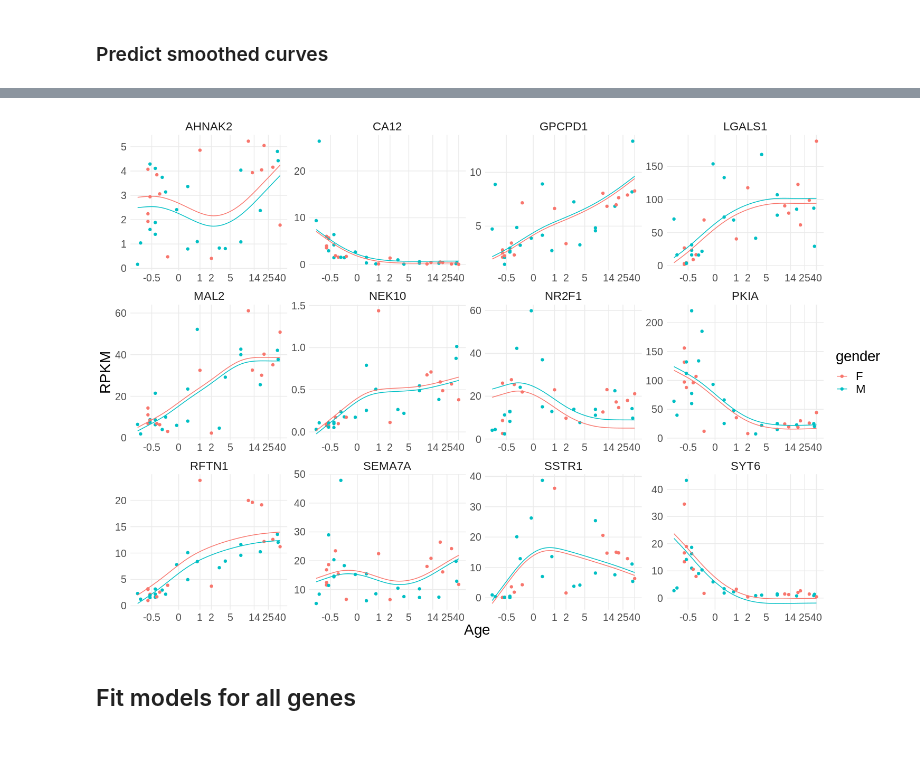
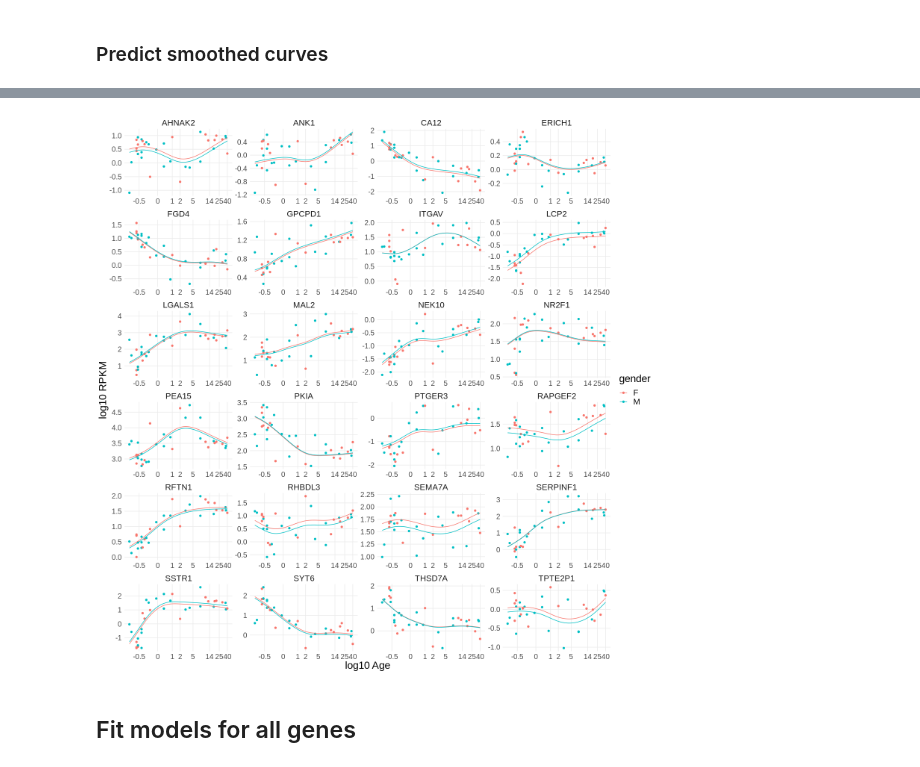
Before and after one commit to richardajdear/AHBA_gradients, a Jupyter notebook: notebooks/disorder_brainspan_timing.ipynb, the cells around one changed output, grey strips where cells are left out. Cells and saved outputs as stored; diff of their text form; code cells hidden in the pictures.

```diff
--- a/notebooks/disorder_brainspan_timing.ipynb
+++ b/notebooks/disorder_brainspan_timing.ipynb
@@ -80,0 +112,2 @@ bs_continuous
+# %%
+bs_continuous.set_index(['donor_id','gender','age','age_log10','region']).apply(lambda x: np.mean(x), axis=1).max()
@@ -95,33 +161,9 @@ posneg_genes = (pd.concat({
 )
 # %% [markdown]
 ### Fit GAM to top n genes
-# %%
-import statsmodels.api as sm
-from statsmodels.gam.api import GLMGam, BSplines
-import statsmodels.formula.api as smf
-
-# genes_to_fit = ['SST', 'MBP', 'GFAP', 'NEFL', 'LGALS1', 'SYT6']
-genes_to_fit = posneg_genes['gene']
-
-def fit_gam_models(data=bs_continuous, genes_to_fit=genes_to_fit, age_var='age_log10', df=12, degree=3, alpha=1):
-    """
-    Fit GAM for each gene
-    """
-    spline_x = data[age_var]
-    basis_splines = BSplines(spline_x, df=df, degree=degree)
-    alpha=alpha
-
-    models = {}
-    for gene in genes_to_fit:
-        # models[gene] = GLMGam(endog=data[gene], exog=data.loc[:, ['gender', 'region']],
-        #                                 smoother=basis_splines, alpha=alpha).fit()
-        formula = f'Q("{gene}") ~ {age_var} + gender + region'
-        models[gene] = GLMGam.from_formula(formula=formula, data=data,
-                                        smoother=basis_splines, alpha=alpha).fit()
-        # models[gene] = smf.ols(formula=formula, data=data).fit()
-
-    return models
-
-models = fit_gam_models(bs_continuous, genes_to_fit)
+# %%
+# genes_to_fit = ['SST', 'MBP', 'GFAP', 'NEFL', 'LGALS1', 'SYT6']
+genes_to_fit = posneg_genes['gene']
+models = fit_gam_models(bs_continuous, genes_to_fit, alpha=.5)
 # %% [markdown]
 ### Predict smoothed curves
@@ -169,0 +170,3 @@ df_preds.head()
+# %%
+df_preds, df_data = predict_gam_curves(models, bs_continuous, genes_to_fit)
+df_preds.head()
@@ -170,22 +180,22 @@ df_preds.head()
 # %%
-%%R -i df_data -i df_preds -w 15 -h 10 -u in -r 100
+%%R -i df_data -i df_preds -w 15 -h 15 -u in -r 100
 ggplot(mapping=aes(x=age_log10, color=gender)) +
-facet_wrap(~gene, scales='free') +
+facet_wrap(~gene, scales='free', ncol=4) +
 geom_point(aes(y=true), data=df_data) +
 geom_line(aes(y=pred), data=df_preds) +
 scale_x_continuous(
     breaks=log10(c(-0.5,0,1,2,5,14,25,40)*365+40*7),
     labels=function(x) round((10**x - 40*7)/365,2)) +
-ylab('RPKM') +
-xlab('Age') +
+ylab('log10 RPKM') +
+xlab('log10 Age') +
 theme_minimal() +
 theme(
     panel.grid.minor=element_blank(),
     text=element_text(size=20),
     axis.text=element_text(size=14)
 )
 # %% [output]
-[figure, old version]
+[figure, new version]
 # %% [markdown]
 ## Fit models for all genes
 # %%
```
Also changed, not shown: parts of 30 cells of this notebook, 12 other files.
